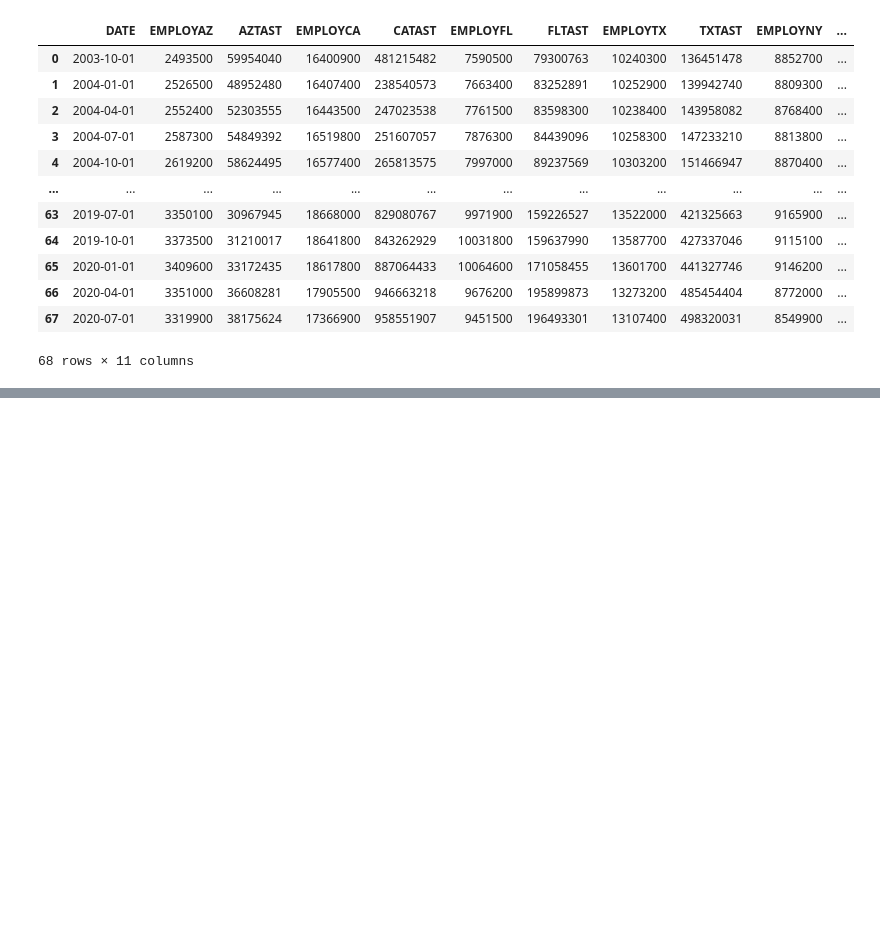
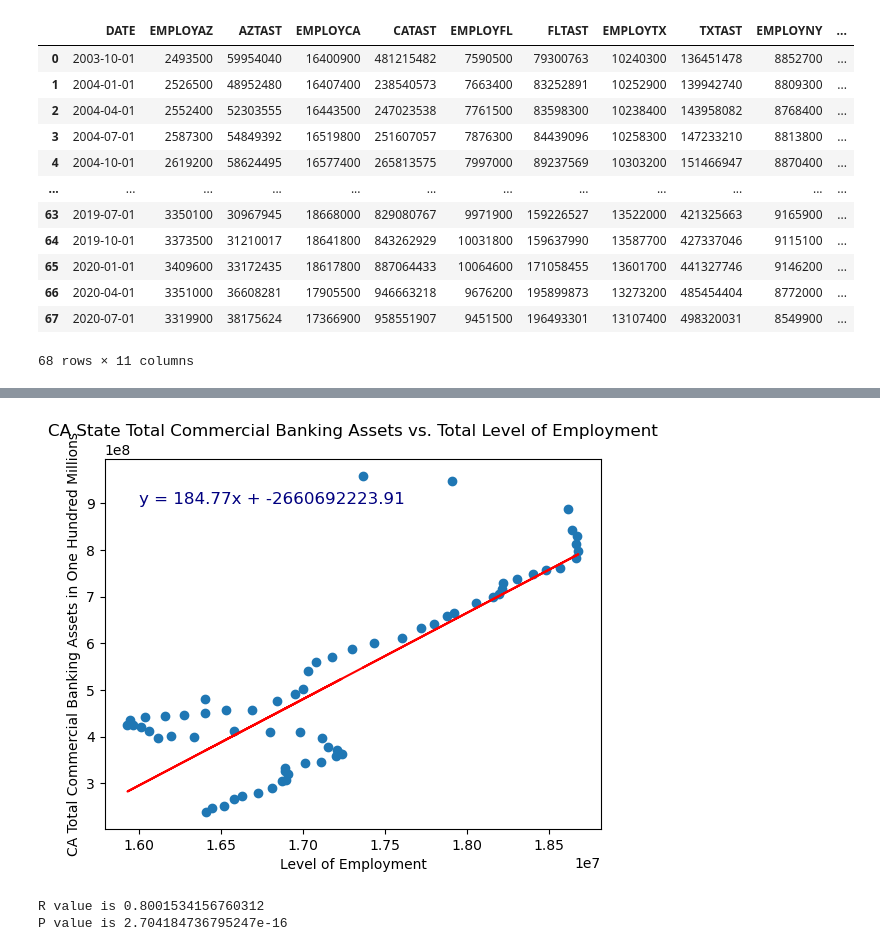
Before and after one commit to RyakDL/Project-1_Finance, a Jupyter notebook: Main_active.ipynb, the cells around one changed output, grey strips where cells are left out. Saved outputs shown, nothing was run; the diff lists cells and outputs as text; code cells hidden in the pictures; blank space fills up the shorter version.

```diff
--- a/Main_active.ipynb
+++ b/Main_active.ipynb
@@ -71,0 +113,11 @@ for x_column in numeric_column_names:
+# %%
+# Linear regression on CA data
+x = States_merge["EMPLOYCA"]
+y = States_merge["CATAST"]
+
+#Call line function
+plot_linear_regression(x, y,"CA State Total Commercial Banking Assets vs. Total Level of Employment", "CA Total Commercial Banking Assets in One Hundred Millions", (16000000,900000000))
+# %% [output]
+[figure, added]
+R value is 0.8001534156760312
+P value is 2.704184736795247e-16
```
Also changed, not shown: parts of 14 cells of this notebook.
